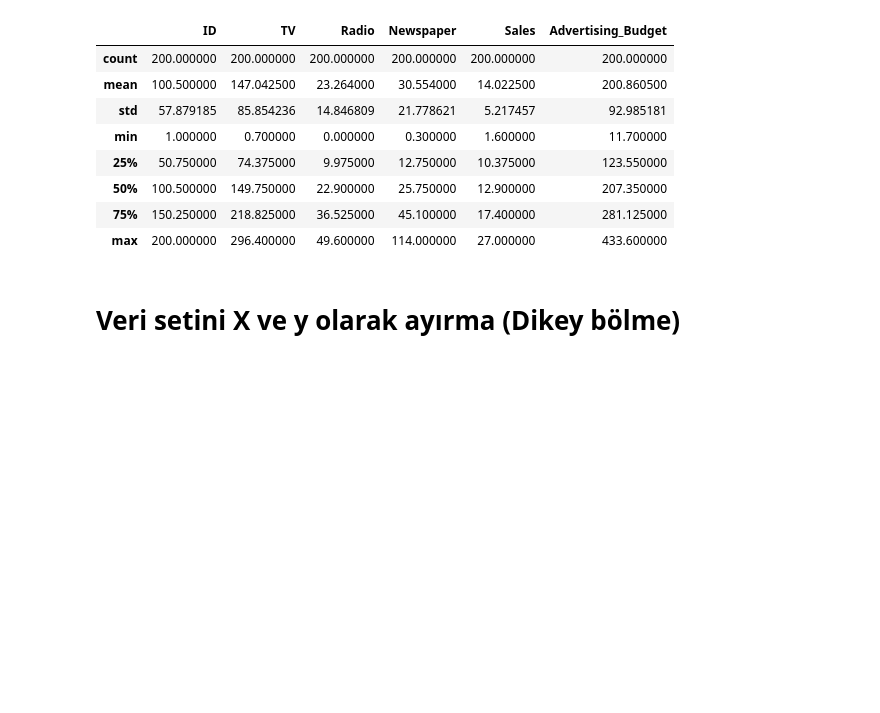
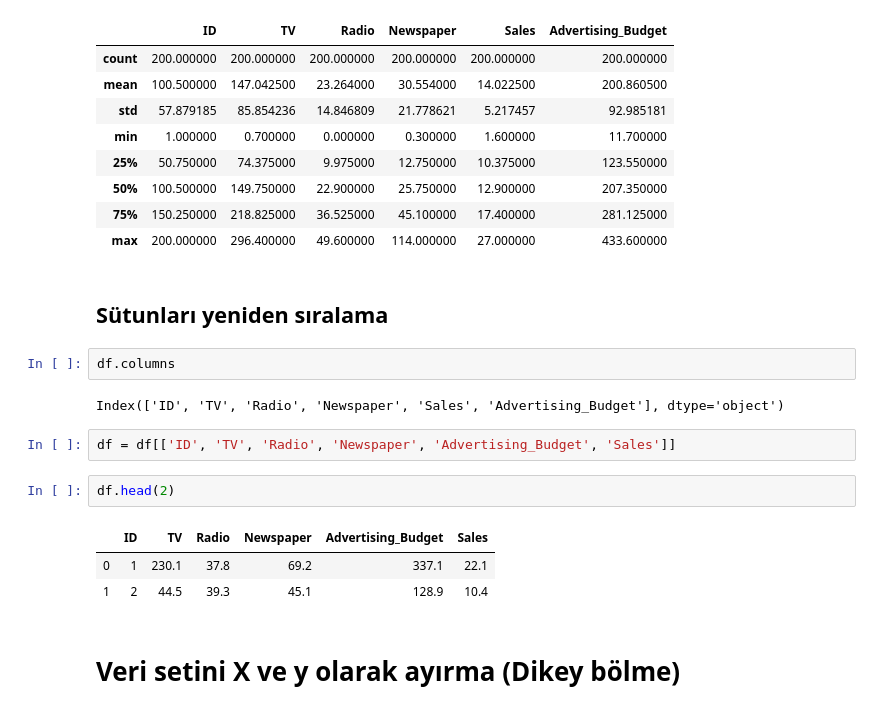
Before and after one commit to erkansirin78/machine-learning-with-python, a Jupyter notebook: 08_linear_regression/01_simple_lineer_regression_advertising.ipynb, the cells around one changed output. Drawn from its saved outputs; the diff is of its cells as text; blank space fills up the shorter version.

```diff
--- a/08_linear_regression/01_simple_lineer_regression_advertising.ipynb
+++ b/08_linear_regression/01_simple_lineer_regression_advertising.ipynb
@@ -64,6 +67,20 @@ df.describe()
 | 50% | 100.500000 | 149.750000 | 22.900000 | 25.750000 | 12.900000 | 207.350000 |
 | 75% | 150.250000 | 218.825000 | 36.525000 | 45.100000 | 17.400000 | 281.125000 |
 | max | 200.000000 | 296.400000 | 49.600000 | 114.000000 | 27.000000 | 433.600000 |
+# %% [markdown]
+## Sütunları yeniden sıralama
+# %%
+df.columns
+# %% [output]
+Index(['ID', 'TV', 'Radio', 'Newspaper', 'Sales', 'Advertising_Budget'], dtype='object')
+# %%
+df = df[['ID', 'TV', 'Radio', 'Newspaper', 'Advertising_Budget', 'Sales']]
+# %%
+df.head(2)
+# %% [output]
+|  | ID | TV | Radio | Newspaper | Advertising_Budget | Sales |
+| 0 | 1 | 230.1 | 37.8 | 69.2 | 337.1 | 22.1 |
+| 1 | 2 | 44.5 | 39.3 | 45.1 | 128.9 | 10.4 |
 # %% [markdown]
 # Veri setini X ve y olarak ayırma (Dikey bölme)
 # %%
```
Also changed, not shown: parts of 36 cells of this notebook, 34 other files.
